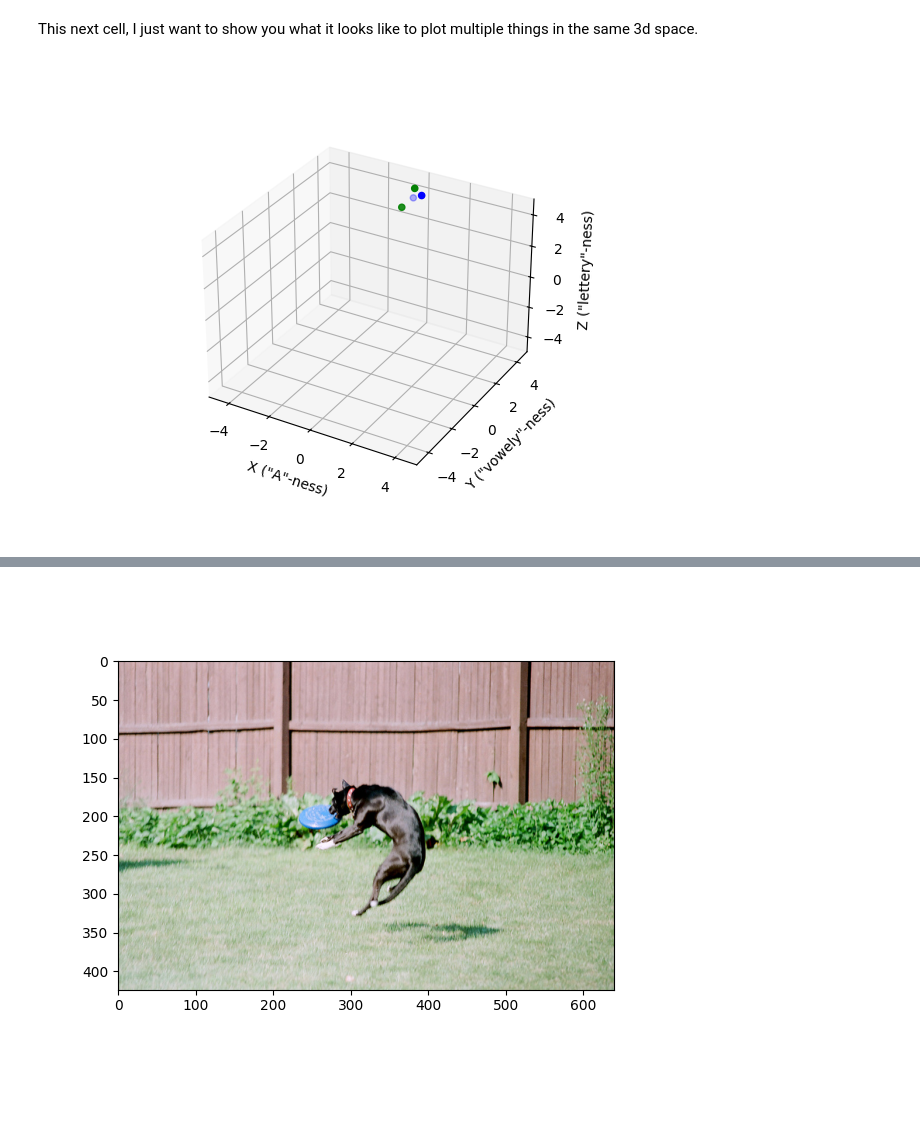
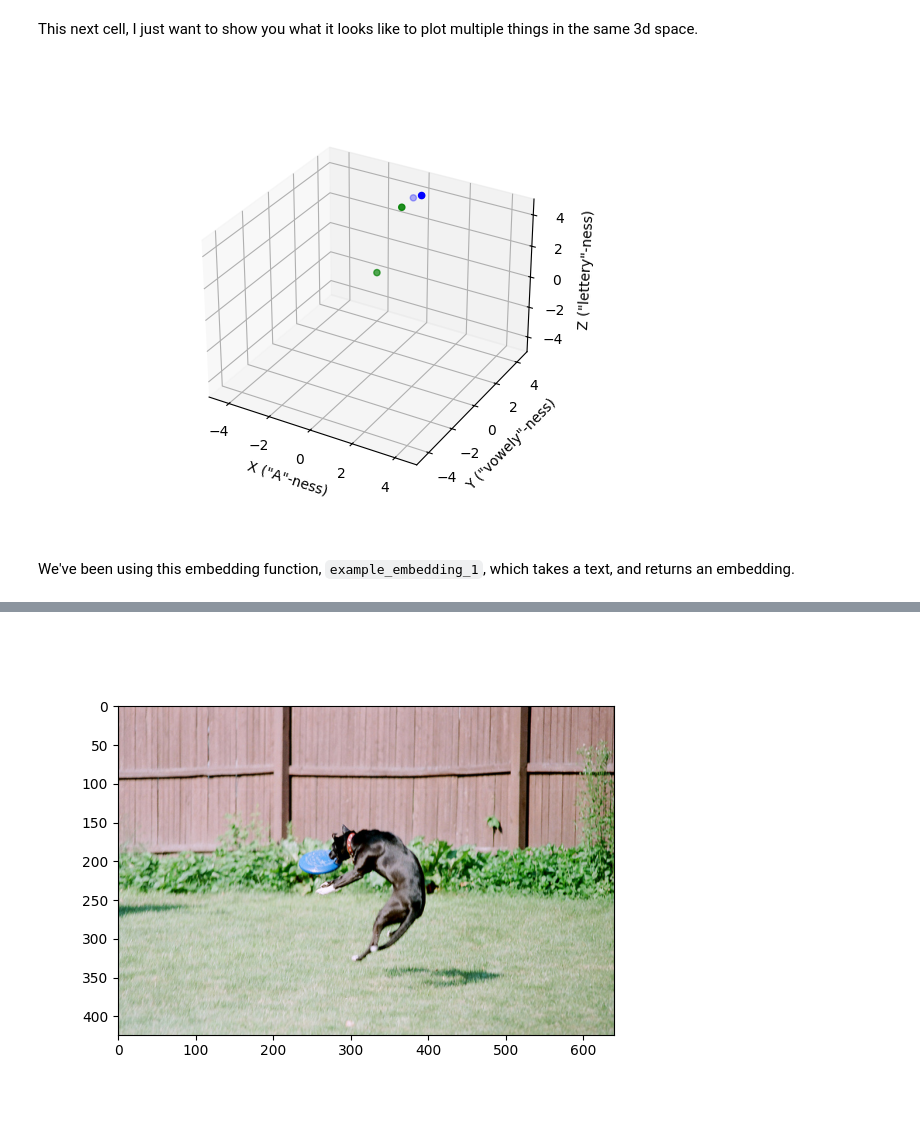
Before and after one commit to eihli/mugato, a Jupyter notebook: token_and_embed.ipynb, the cells around one changed output, grey strips where cells are left out. Saved outputs shown, nothing was run; the diff lists cells and outputs as text; code cells hidden in the pictures; blank space fills up the shorter version.

```diff
--- a/token_and_embed.ipynb
+++ b/token_and_embed.ipynb
@@ -107,7 +129,7 @@ def example_embedding_1(text):
 
     [            x,                y,              z]
 
-    [number of 'a', number of vowels, length of text]
+    [number of 'l', number of vowels, length of text]
 
     """
     x = count_L(text)      # number of "l"s
@@ -135,14 +152,16 @@ This next cell, I just want to show you what it looks like to plot multiple thin
 # %%
 plot_embedding(*zip(
     example_embedding_1('big blue ocean'),
     example_embedding_1('little blue bird'),
     example_embedding_1('big green hulk'),
-    example_embedding_1('little green frog'),
+    example_embedding_1('frog'),
 ), colors=[
     "blue",
     "blue",
     "green",
     "green",
 ])
 # %% [output]
-[figure, old version]
+[figure, new version]
+# %% [markdown]
+We've been using this embedding function, `example_embedding_1`, which takes a text, and returns an embedding.
```
Also changed, not shown: parts of 86 cells of this notebook.
